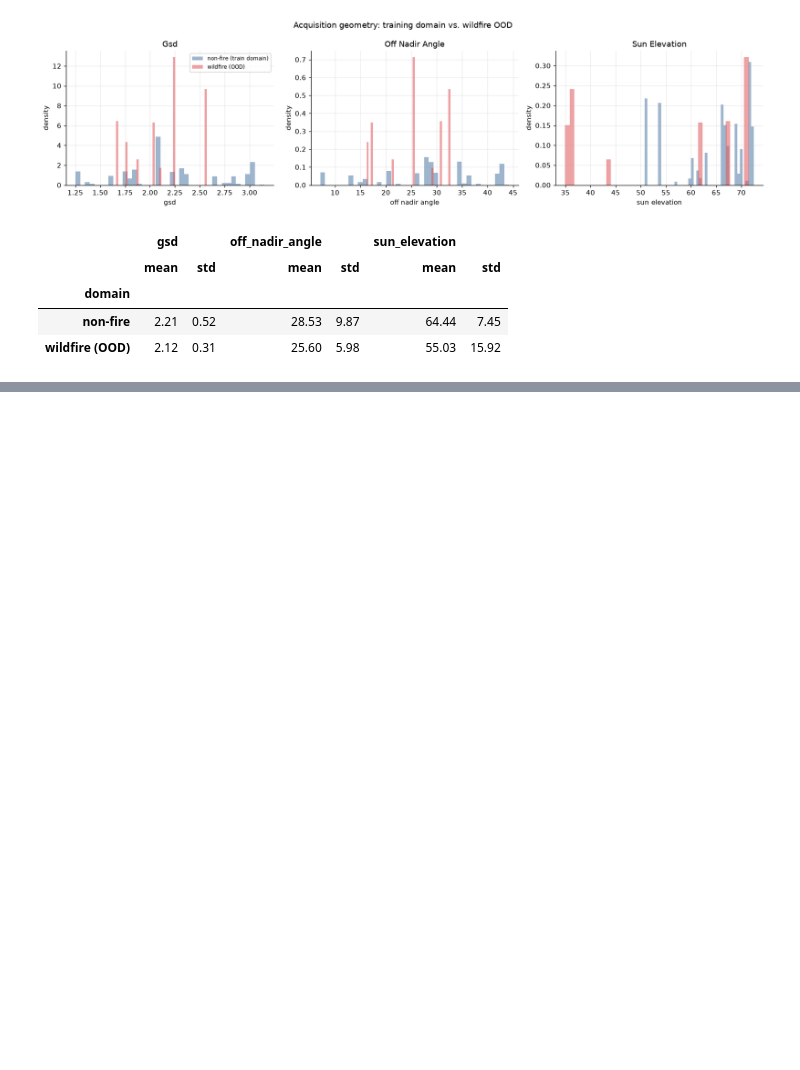
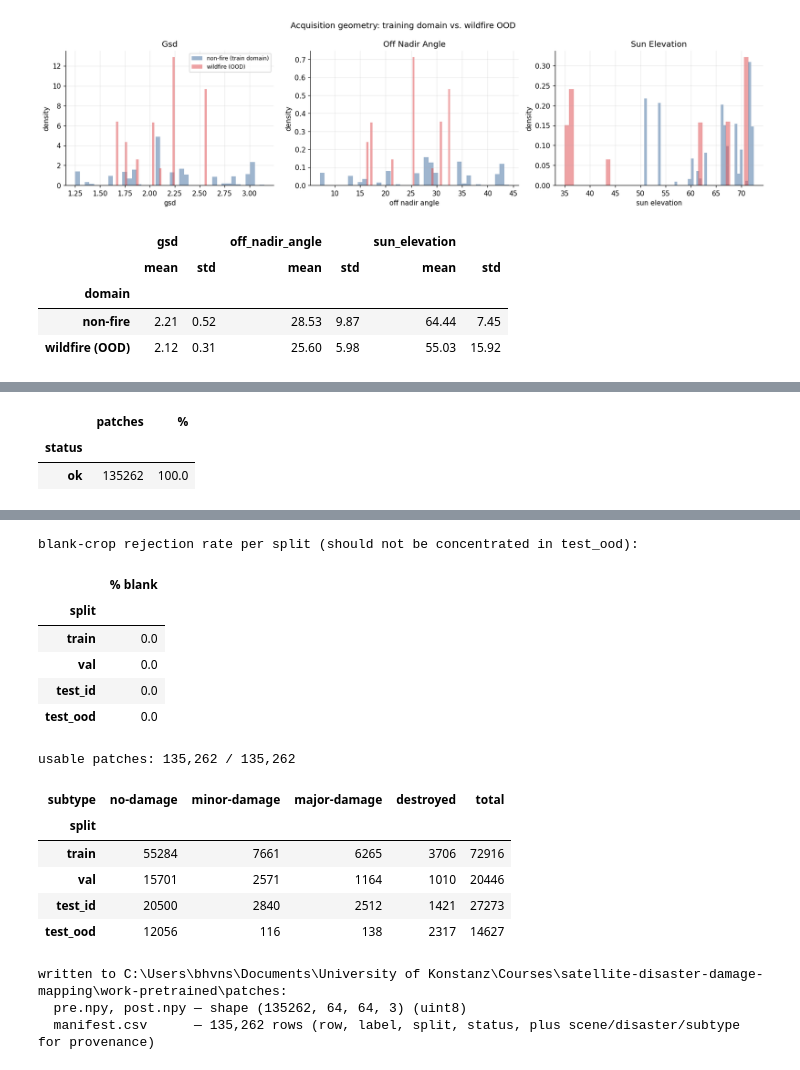
Before and after one commit to hitrova27-svg/satellite-disaster-damage-mapping, a Jupyter notebook: notebooks/data_cleaning_eda.ipynb, the cells around one changed output, grey strips where cells are left out. Saved outputs shown, nothing was run; the diff lists cells and outputs as text; code cells hidden in the pictures; blank space fills up the shorter version.

```diff
--- a/notebooks/data_cleaning_eda.ipynb
+++ b/notebooks/data_cleaning_eda.ipynb
@@ -874,0 +1153,37 @@ Run `scripts/prepare_splits.py` separately whenever split creation or validation
+# %%
+status_labels = {1: 'ok', 0: 'crop failed (bbox out of bounds)', -1: 'blank crop (rejected)',
+                 -2: 'image unreadable'}
+accounting = patch_manifest['status'].map(status_labels).value_counts().rename('patches').to_frame()
+accounting['%'] = (100 * accounting['patches'] / len(patch_manifest)).round(2)
+display(accounting)
+
+blank_ledger_row = pd.DataFrame([{
+    'rule': 'blank crop', 'unit': 'extracted patches', 'scope': len(patch_manifest),
+    'removed': int((patch_manifest.status == -1).sum()), 'kept': int((patch_manifest.status != -1).sum()),
+    'action': 'excluded from the manifest used for training',
+    'why': (f'>{BLANK_FRAC:.0%} of pixels above {WHITE_LVL} or below {BLACK_LVL} is a crop with no '
+            'observation of the building'),
+}])
+display(blank_ledger_row[['rule', 'unit', 'scope', 'removed', 'kept', 'action', 'why']])
+pd.concat([exclusion_ledger, blank_ledger_row], ignore_index=True).to_csv(
+    OUTPUT_DIR / 'exclusion_ledger.csv', index=False)
+
+print('\nblank-crop rejection rate per split (should not be concentrated in test_ood):')
+display((100 * patch_manifest['status'].eq(-1).groupby(patch_manifest['split']).mean())
+        .round(3).reindex(SPLIT_ORDER).rename('% blank').to_frame())
+
+good_patches = patch_manifest[patch_manifest.status == 1]
+print(f'\nusable patches: {len(good_patches):,} / {len(patch_manifest):,}')
+display(pd.crosstab(good_patches['split'], good_patches['subtype'])
+        .reindex(index=SPLIT_ORDER, columns=DAMAGE_CLASSES, fill_value=0)
+        .assign(total=lambda frame: frame.sum(axis=1)))
+
+pre_shape = np.load(PRE_NPY, mmap_mode='r').shape
+print(f'\nwritten to {PATCHES_DIR}:')
+print(f'  pre.npy, post.npy — shape {pre_shape} (uint8)')
+print(f'  manifest.csv      — {len(patch_manifest):,} rows '
+      '(row, label, split, status, plus scene/disaster/subtype for provenance)')
+# %% [output]
+|  | patches | % |
+| status |  |  |
+| ok | 135262 | 100.0 |
@@ -874,0 +1192,17 @@ Run `scripts/prepare_splits.py` separately whenever split creation or validation
+blank-crop rejection rate per split (should not be concentrated in test_ood):
+|  | % blank |
+| split |  |
+| train | 0.0 |
+| val | 0.0 |
+| test_id | 0.0 |
+| test_ood | 0.0 |
+usable patches: 135,262 / 135,262
+| subtype | no-damage | minor-damage | major-damage | destroyed | total |
+| split |  |  |  |  |  |
+| train | 55284 | 7661 | 6265 | 3706 | 72916 |
+| val | 15701 | 2571 | 1164 | 1010 | 20446 |
+| test_id | 20500 | 2840 | 2512 | 1421 | 27273 |
+| test_ood | 12056 | 116 | 138 | 2317 | 14627 |
+written to C:\Users\bhvns\Documents\University of Konstanz\Courses\satellite-disaster-damage-mapping\work-pretrained\patches:
+  pre.npy, post.npy — shape (135262, 64, 64, 3) (uint8)
+  manifest.csv      — 135,262 rows (row, label, split, status, plus scene/disaster/subtype for provenance)
```
Also changed, not shown: parts of 32 cells of this notebook, 17 other files.
